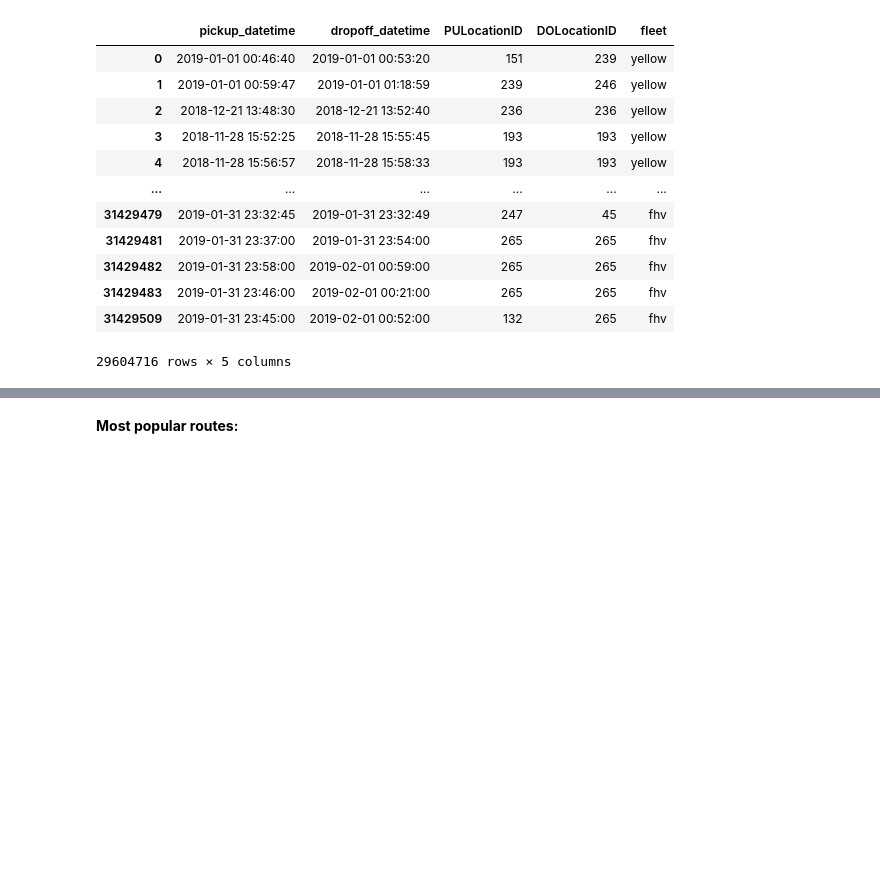
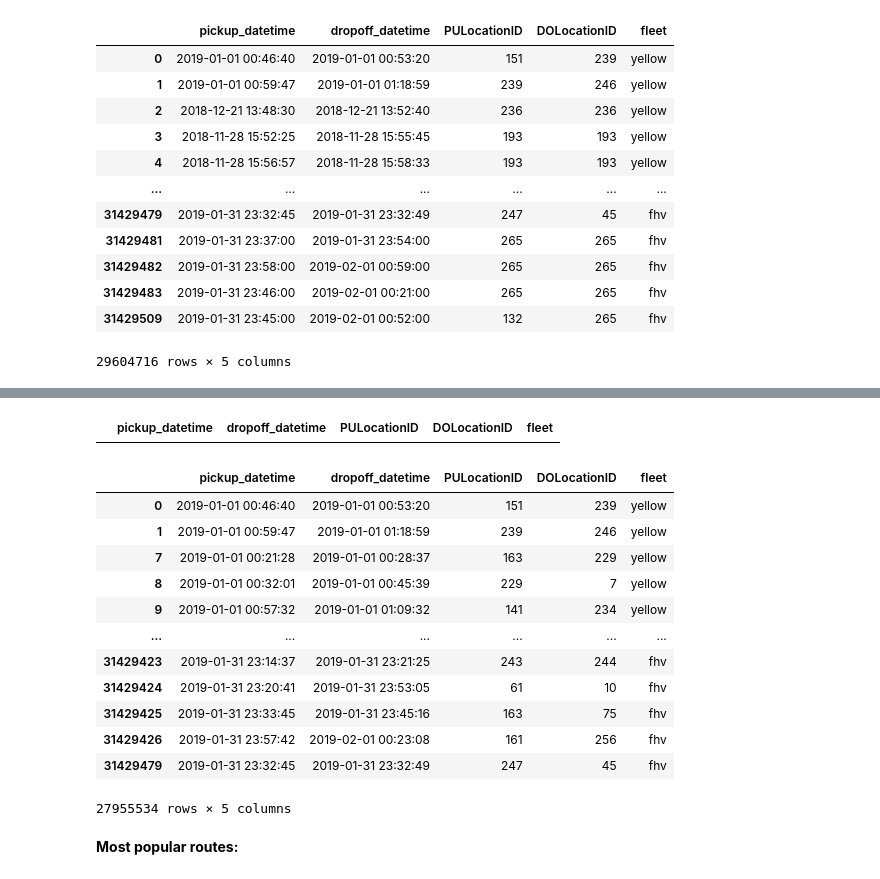
Before and after one commit to nilsriekers/data-literacy-project, a Jupyter notebook: exp/exp203_Preprocessing_Tests.ipynb, the cells around one changed output, grey strips where cells are left out. Drawn from its saved outputs; the diff is of its cells as text; code cells hidden in the pictures; blank space fills up the shorter version.

Commit message:
Script to remove trips to/from outside the city. * Extended preprocessing experiment to test this concept. * Added separate script.

```diff
--- a/exp/exp203_Preprocessing_Tests.ipynb
+++ b/exp/exp203_Preprocessing_Tests.ipynb
@@ -125,3 +156,29 @@ df_taxi_2019_01[df_taxi_2019_01['pickup_datetime'].str.contains('2018')]
+# %%
+idx_outside = [264, 265]
+
+df_taxi_2019_01 = df_taxi_2019_01[(df_taxi_2019_01['PULocationID'] != idx_outside[0]) & (df_taxi_2019_01['PULocationID'] != idx_outside[0]) & \
+                                  (df_taxi_2019_01['DOLocationID'] != idx_outside[1]) & (df_taxi_2019_01['DOLocationID'] != idx_outside[1])]
+# %%
+# Quick test for wrong IDs
+df_taxi_2019_01[ (df_taxi_2019_01['DOLocationID'] == 264) ]
+# %% [output]
+|  | pickup_datetime | dropoff_datetime | PULocationID | DOLocationID | fleet |
+# %%
+df_taxi_2019_01
+# %% [output]
+|  | pickup_datetime | dropoff_datetime | PULocationID | DOLocationID | fleet |
+| 0 | 2019-01-01 00:46:40 | 2019-01-01 00:53:20 | 151 | 239 | yellow |
+| 1 | 2019-01-01 00:59:47 | 2019-01-01 01:18:59 | 239 | 246 | yellow |
+| 7 | 2019-01-01 00:21:28 | 2019-01-01 00:28:37 | 163 | 229 | yellow |
+| 8 | 2019-01-01 00:32:01 | 2019-01-01 00:45:39 | 229 | 7 | yellow |
+| 9 | 2019-01-01 00:57:32 | 2019-01-01 01:09:32 | 141 | 234 | yellow |
+| ... | ... | ... | ... | ... | ... |
+| 31429423 | 2019-01-31 23:14:37 | 2019-01-31 23:21:25 | 243 | 244 | fhv |
+| 31429424 | 2019-01-31 23:20:41 | 2019-01-31 23:53:05 | 61 | 10 | fhv |
+| 31429425 | 2019-01-31 23:33:45 | 2019-01-31 23:45:16 | 163 | 75 | fhv |
+| 31429426 | 2019-01-31 23:57:42 | 2019-02-01 00:23:08 | 161 | 256 | fhv |
+| 31429479 | 2019-01-31 23:32:45 | 2019-01-31 23:32:49 | 247 | 45 | fhv |
+27955534 rows × 5 columns
 # %% [markdown]
 **Most popular routes:**
 # %%
```
Also changed, not shown: parts of 4 cells of this notebook, 1 other file.
